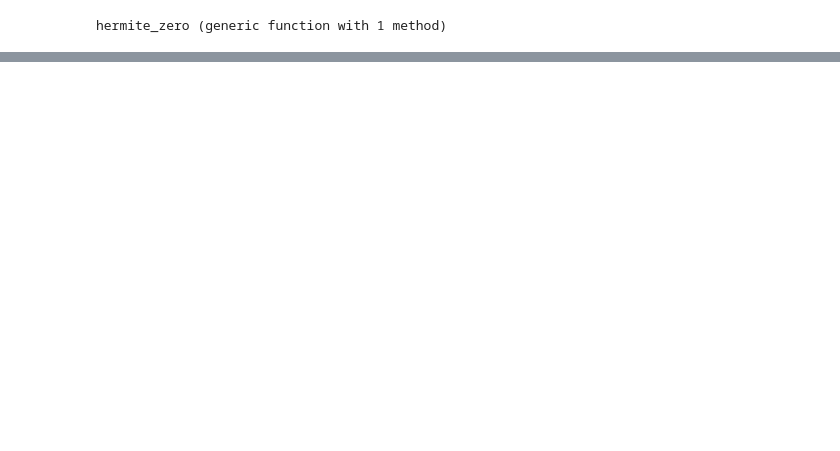
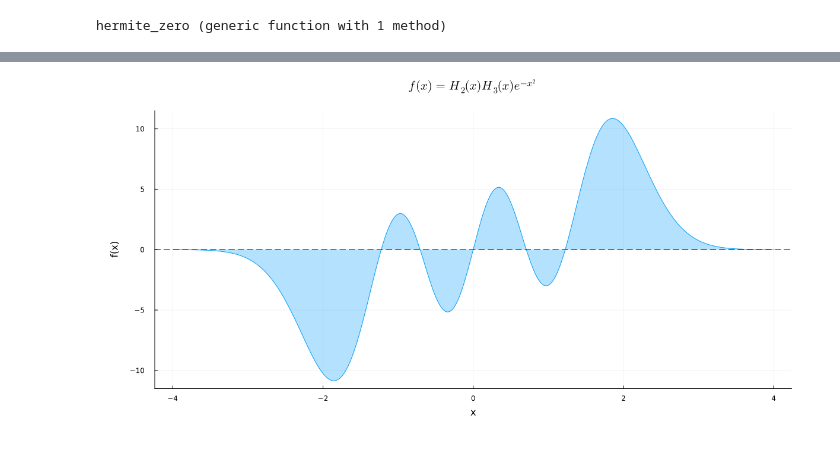
Before and after one commit to Carkules/Obliczenia_naukowe, a Jupyter notebook: wizualizacja_wlasnosci_funkcji/wizualizacja_funkcji.ipynb, the cells around one changed output, grey strips where cells are left out. Saved outputs shown, nothing was run; the diff lists cells and outputs as text; code cells hidden in the pictures; blank space fills up the shorter version.

```diff
--- a/wizualizacja_wlasnosci_funkcji/wizualizacja_funkcji.ipynb
+++ b/wizualizacja_wlasnosci_funkcji/wizualizacja_funkcji.ipynb
@@ -87,0 +100,14 @@ plot(plots..., layout=(2,3), size=(1000, 500), plot_title = "Wizualizacja zgodno
+# %%
+xs = range(-4,4,length=1000)
+
+f(x) = hermite(2,x)*hermite(3,x)*exp(-x^2)
+
+plot(xs, f.(xs), fill = (0, 0.3), label = "",
+    title = L"f(x) = H_2(x)H_3(x)e^{-x^2}", xlabel = "x", ylabel = "f(x)", size = (1200, 600),
+    left_margin = 10Plots.mm,
+    bottom_margin = 10Plots.mm,
+    right_margin = 5Plots.mm,
+    top_margin = 8Plots.mm)
+hline!([0], ls=:dash, c=:black, label="")
+# %% [output]
+[figure, added]
```
Also changed, not shown: parts of 10 cells of this notebook.
